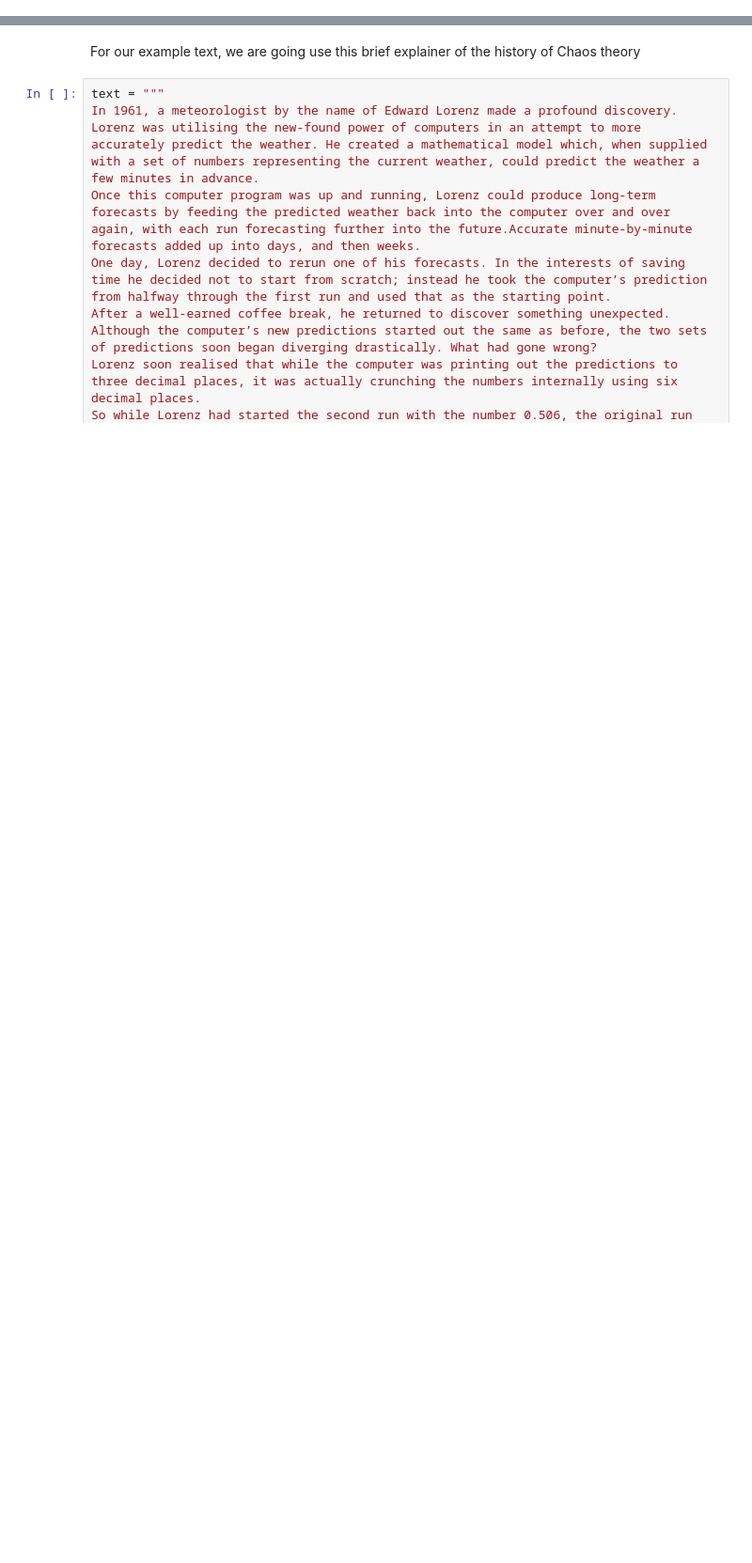
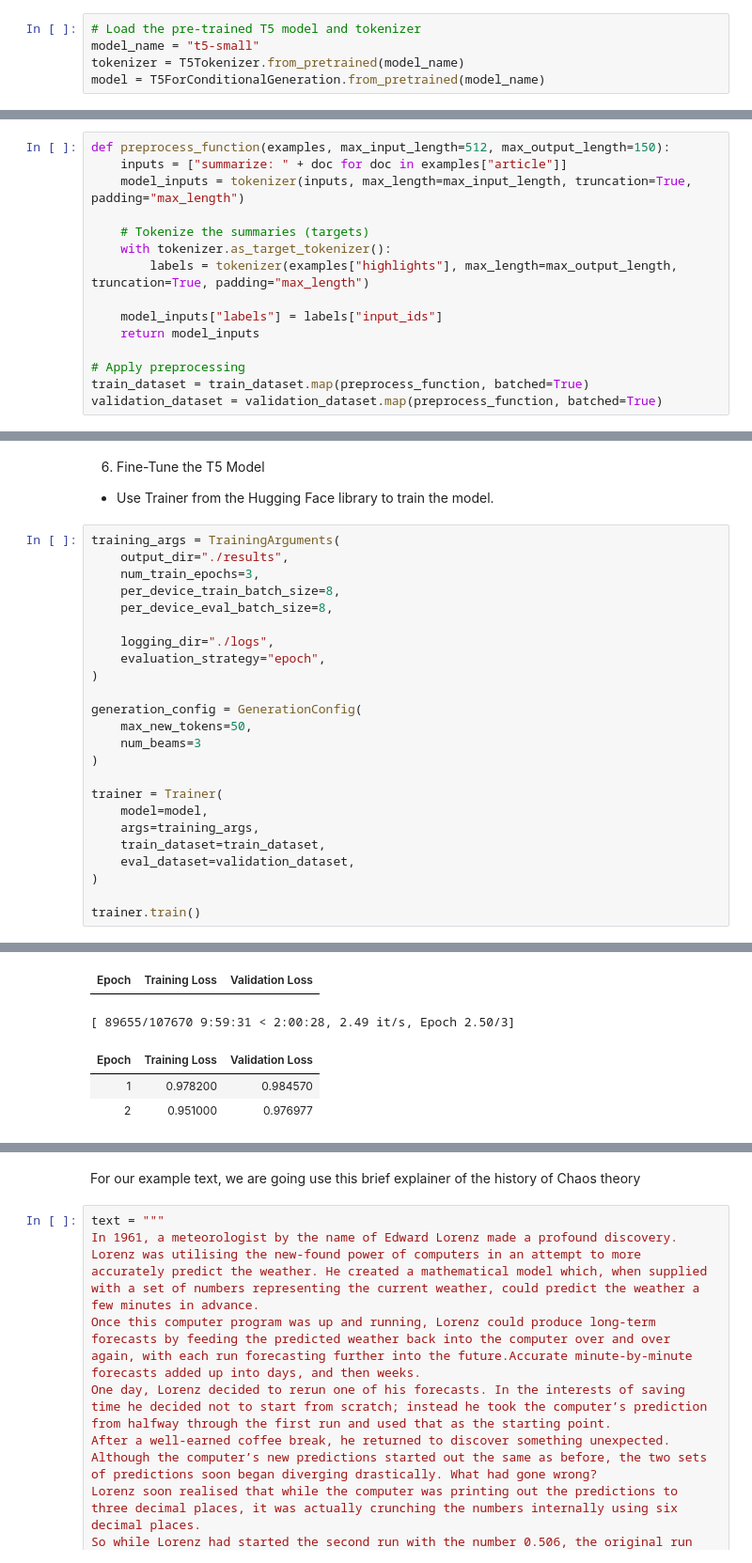
Before and after one commit to kkrusere/NLP-Text-Summarization, a Jupyter notebook: LLM_text_summarization.ipynb, the cells around one changed output, grey strips where cells are left out. Shown: that part at 94% size. Cells and saved outputs as stored; diff of their text form; blank space fills up the shorter version.

```diff
--- a/LLM_text_summarization.ipynb
+++ b/LLM_text_summarization.ipynb
@@ -16,0 +82,5 @@ stopWords = set(stopwords.words("english"))
+# %%
+# Load the pre-trained T5 model and tokenizer
+model_name = "t5-small"
+tokenizer = T5Tokenizer.from_pretrained(model_name)
+model = T5ForConditionalGeneration.from_pretrained(model_name)
@@ -16,0 +114,15 @@ stopWords = set(stopwords.words("english"))
+# %%
+def preprocess_function(examples, max_input_length=512, max_output_length=150):
+    inputs = ["summarize: " + doc for doc in examples["article"]]
+    model_inputs = tokenizer(inputs, max_length=max_input_length, truncation=True, padding="max_length")
+
+    # Tokenize the summaries (targets)
+    with tokenizer.as_target_tokenizer():
+        labels = tokenizer(examples["highlights"], max_length=max_output_length, truncation=True, padding="max_length")
+
+    model_inputs["labels"] = labels["input_ids"]
+    return model_inputs
+
+# Apply preprocessing
+train_dataset = train_dataset.map(preprocess_function, batched=True)
+validation_dataset = validation_dataset.map(preprocess_function, batched=True)
@@ -16,0 +135,29 @@ stopWords = set(stopwords.words("english"))
+# %% [markdown]
+6. Fine-Tune the T5 Model
+
+- Use Trainer from the Hugging Face library to train the model.
+# %%
+training_args = TrainingArguments(
+    output_dir="./results",
+    num_train_epochs=3,
+    per_device_train_batch_size=8,
+    per_device_eval_batch_size=8,
+
+    logging_dir="./logs",
+    evaluation_strategy="epoch",
+)
+
+generation_config = GenerationConfig(
+    max_new_tokens=50,
+    num_beams=3
+)
+
+trainer = Trainer(
+    model=model,
+    args=training_args,
+    train_dataset=train_dataset,
+    eval_dataset=validation_dataset,
+)
+
+trainer.train()
+# %% [output]
@@ -16,0 +165,5 @@ stopWords = set(stopwords.words("english"))
+| Epoch | Training Loss | Validation Loss |
+[ 89655/107670 9:59:31 < 2:00:28, 2.49 it/s, Epoch 2.50/3]
+| Epoch | Training Loss | Validation Loss |
+| 1 | 0.978200 | 0.984570 |
+| 2 | 0.951000 | 0.976977 |
```
Also changed, not shown: parts of 19 cells of this notebook.
